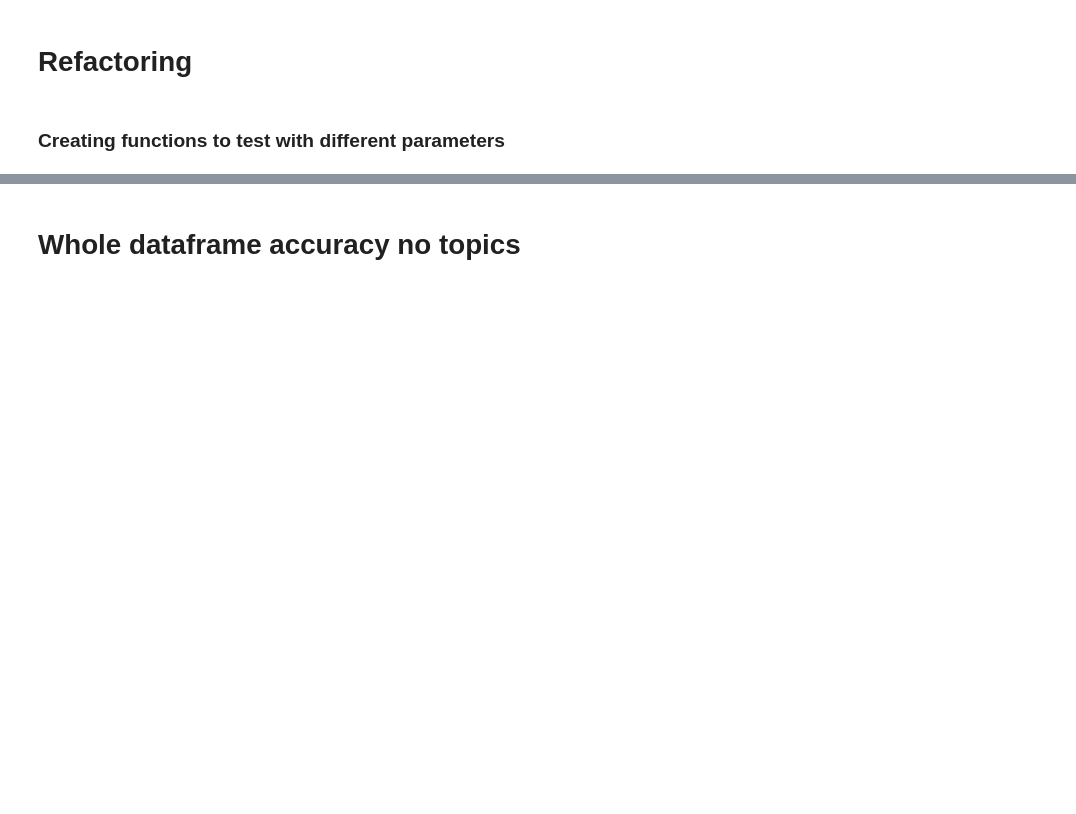
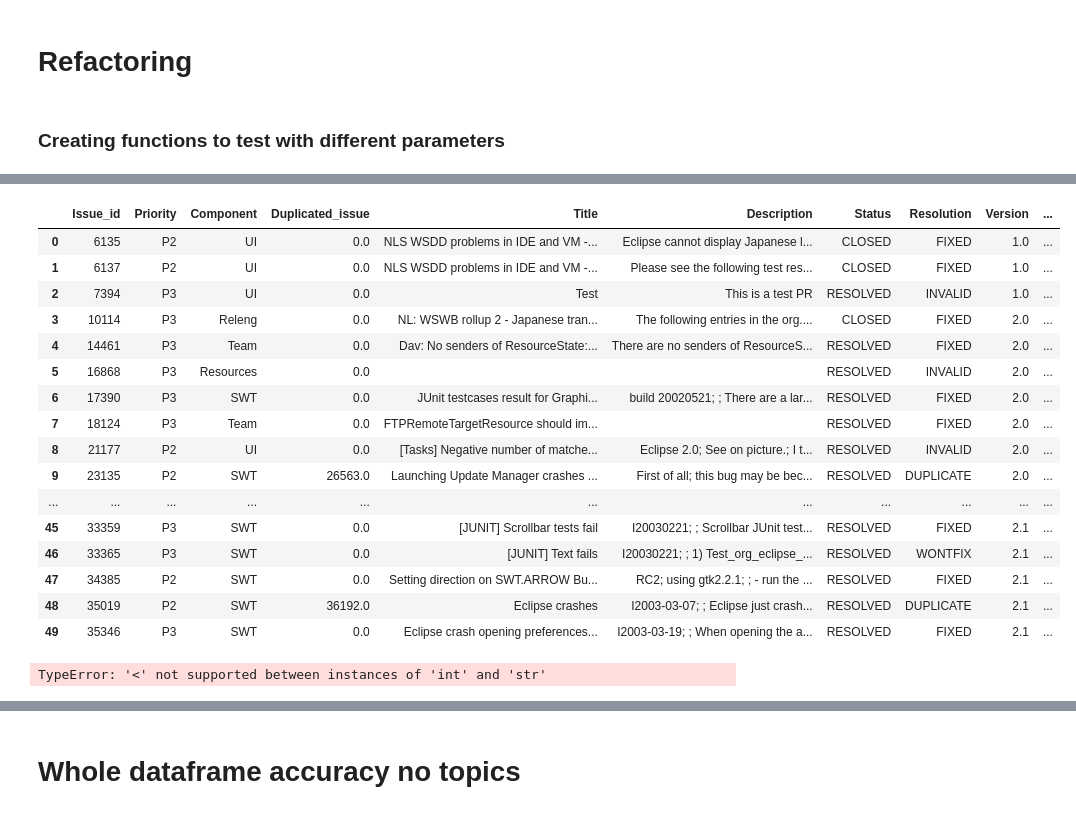
Before and after one commit to qas-lab/LaneyREU, a Jupyter notebook: Laney_REU_2024_draft3_no_summaries.ipynb, the cells around one changed output, grey strips where cells are left out. Cells and saved outputs as stored; diff of their text form; code cells hidden in the pictures; blank space fills up the shorter version.

```diff
--- a/Laney_REU_2024_draft3_no_summaries.ipynb
+++ b/Laney_REU_2024_draft3_no_summaries.ipynb
@@ -380,0 +398,24 @@ def binaryAccuracy(topic_x_df): #see if the ones and zeros match, different from
+# %%
+topic_0_df.head(50)
+# %% [output]
+|  | Issue_id | Priority | Component | Duplicated_issue | Title | Description | Status | Resolution | Version | ... |
+| 0 | 6135 | P2 | UI | 0.0 | NLS WSDD problems in IDE and VM -... | Eclipse cannot display Japanese l... | CLOSED | FIXED | 1.0 | ... |
+| 1 | 6137 | P2 | UI | 0.0 | NLS WSDD problems in IDE and VM -... | Please see the following test res... | CLOSED | FIXED | 1.0 | ... |
+| 2 | 7394 | P3 | UI | 0.0 | Test | This is a test PR | RESOLVED | INVALID | 1.0 | ... |
+| 3 | 10114 | P3 | Releng | 0.0 | NL: WSWB rollup 2 - Japanese tran... | The following entries in the org.... | CLOSED | FIXED | 2.0 | ... |
+| 4 | 14461 | P3 | Team | 0.0 | Dav: No senders of ResourceState:... | There are no senders of ResourceS... | RESOLVED | FIXED | 2.0 | ... |
+| 5 | 16868 | P3 | Resources | 0.0 |  |  | RESOLVED | INVALID | 2.0 | ... |
+| 6 | 17390 | P3 | SWT | 0.0 | JUnit testcases result for Graphi... | build 20020521; ; There are a lar... | RESOLVED | FIXED | 2.0 | ... |
+| 7 | 18124 | P3 | Team | 0.0 | FTPRemoteTargetResource should im... |  | RESOLVED | FIXED | 2.0 | ... |
+| 8 | 21177 | P2 | UI | 0.0 | [Tasks] Negative number of matche... | Eclipse 2.0; See on picture.; I t... | RESOLVED | INVALID | 2.0 | ... |
+| 9 | 23135 | P2 | SWT | 26563.0 | Launching Update Manager crashes ... | First of all; this bug may be bec... | RESOLVED | DUPLICATE | 2.0 | ... |
+| ... | ... | ... | ... | ... | ... | ... | ... | ... | ... | ... |
+| 45 | 33359 | P3 | SWT | 0.0 | [JUNIT] Scrollbar tests fail | I20030221; ; Scrollbar JUnit test... | RESOLVED | FIXED | 2.1 | ... |
+| 46 | 33365 | P3 | SWT | 0.0 | [JUNIT] Text fails | I20030221; ; 1) Test_org_eclipse_... | RESOLVED | WONTFIX | 2.1 | ... |
+| 47 | 34385 | P2 | SWT | 0.0 | Setting direction on SWT.ARROW Bu... | RC2; using gtk2.2.1; ; - run the ... | RESOLVED | FIXED | 2.1 | ... |
+| 48 | 35019 | P2 | SWT | 36192.0 | Eclipse crashes | I2003-03-07; ; Eclipse just crash... | RESOLVED | DUPLICATE | 2.1 | ... |
+| 49 | 35346 | P3 | SWT | 0.0 | Eclipse crash opening preferences... | I2003-03-19; ; When opening the a... | RESOLVED | FIXED | 2.1 | ... |
+# %%
+sklearn.metrics.classification_report(topic_0_df["Duplicated_issue"].astype(str),topic_0_df['Experimental_Duplicate_ID'])
+# %% [output]
+TypeError: '<' not supported between instances of 'int' and 'str'
```
Also changed, not shown: parts of 6 cells of this notebook, 14 other files.
